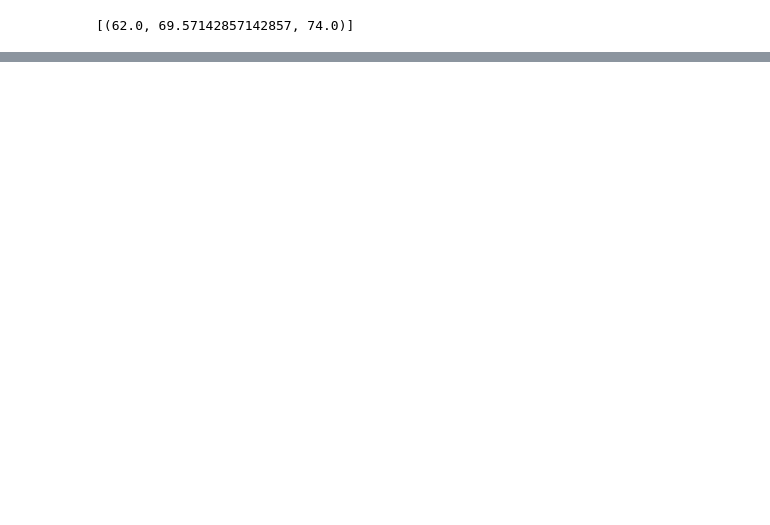
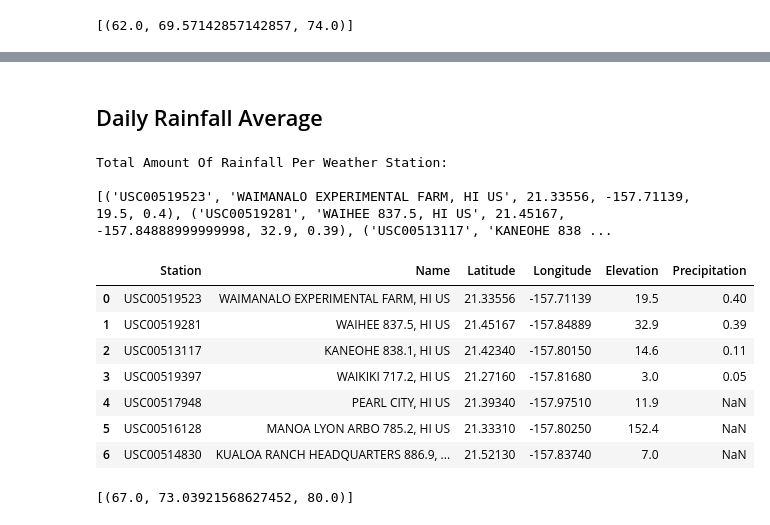
Before and after one commit to fasahathsyeda/sqlalchemy-challenge, a Jupyter notebook: climate_starter.ipynb, the cells around one changed output, grey strips where cells are left out. Drawn from its saved outputs; the diff is of its cells as text; code cells hidden in the pictures; blank space fills up the shorter version.

```diff
--- a/climate_starter.ipynb
+++ b/climate_starter.ipynb
@@ -208,6 +282,50 @@ plt.show()
+# %% [markdown]
+## Daily Rainfall Average
 # %%
 # Calculate the total amount of rainfall per weather station for your trip dates using the previous year's matching dates.
 # Sort this in descending order by precipitation amount and list the station, name, latitude, longitude, and elevation
+
+def rainfall(start_date, end_date):
+    """
+
+    Args:
+        start_date (string): A date string in the format %Y-%m-%d
+        end_date (string): A date string in the format %Y-%m-%d
+
+    Returns:
+        station, name, latitude, longitude, elevation and precipitation
+
+    """
+
+    selectors= [Measurement.station, Station.name, Station.latitude, Station.longitude, Station.elevation, Measurement.prcp]
+
+    return session.query(*selectors)\
+                    .filter(Measurement.station == Station.station)\
+                    .filter(Measurement.date >= start_date)\
+                    .filter(Measurement.date <= end_date)\
+                    .group_by(Measurement.station).order_by(Measurement.prcp.desc()).all()
+# %%
+# function usage for my holiday
+print(f"Total Amount Of Rainfall Per Weather Station:\n\n{rainfall(start_date, end_date)}")
+
+rainfall_df = pd.DataFrame(rainfall(start_date, end_date))
+rainfall_df
+
+clean_rainfall_df = rainfall_df.rename(columns={"station" : "Station", "name" : "Name", "latitude" : "Latitude", "longitude" : "Longitude", "elevation" : "Elevation", "prcp" : "Precipitation"})
+
+clean_rainfall_df
+# %% [output]
+Total Amount Of Rainfall Per Weather Station:
+
+[('USC00519523', 'WAIMANALO EXPERIMENTAL FARM, HI US', 21.33556, -157.71139, 19.5, 0.4), ('USC00519281', 'WAIHEE 837.5, HI US', 21.45167, -157.84888999999998, 32.9, 0.39), ('USC00513117', 'KANEOHE 838 ...
+|  | Station | Name | Latitude | Longitude | Elevation | Precipitation |
+| 0 | USC00519523 | WAIMANALO EXPERIMENTAL FARM, HI US | 21.33556 | -157.71139 | 19.5 | 0.40 |
+| 1 | USC00519281 | WAIHEE 837.5, HI US | 21.45167 | -157.84889 | 32.9 | 0.39 |
+| 2 | USC00513117 | KANEOHE 838.1, HI US | 21.42340 | -157.80150 | 14.6 | 0.11 |
+| 3 | USC00519397 | WAIKIKI 717.2, HI US | 21.27160 | -157.81680 | 3.0 | 0.05 |
+| 4 | USC00517948 | PEARL CITY, HI US | 21.39340 | -157.97510 | 11.9 | NaN |
+| 5 | USC00516128 | MANOA LYON ARBO 785.2, HI US | 21.33310 | -157.80250 | 152.4 | NaN |
+| 6 | USC00514830 | KUALOA RANCH HEADQUARTERS 886.9, ... | 21.52130 | -157.83740 | 7.0 | NaN |
 # %%
 # Create a query that will calculate the daily normals
 # (i.e. the averages for tmin, tmax, and tavg for all historic data matching a specific month and day)
@@ -226,7 +344,9 @@ def daily_normals(date):
     sel = [func.min(Measurement.tobs), func.avg(Measurement.tobs), func.max(Measurement.tobs)]
     return session.query(*sel).filter(func.strftime("%m-%d", Measurement.date) == date).all()
 
-daily_normals("01-01")
+daily_normals("11-20")
+# %% [output]
+[(67.0, 73.03921568627452, 80.0)]
 # %%
 # calculate the daily normals for your trip
 # push each tuple of calculations into a list called `normals`
```
Also changed, not shown: parts of 17 cells of this notebook, 4 other files.
